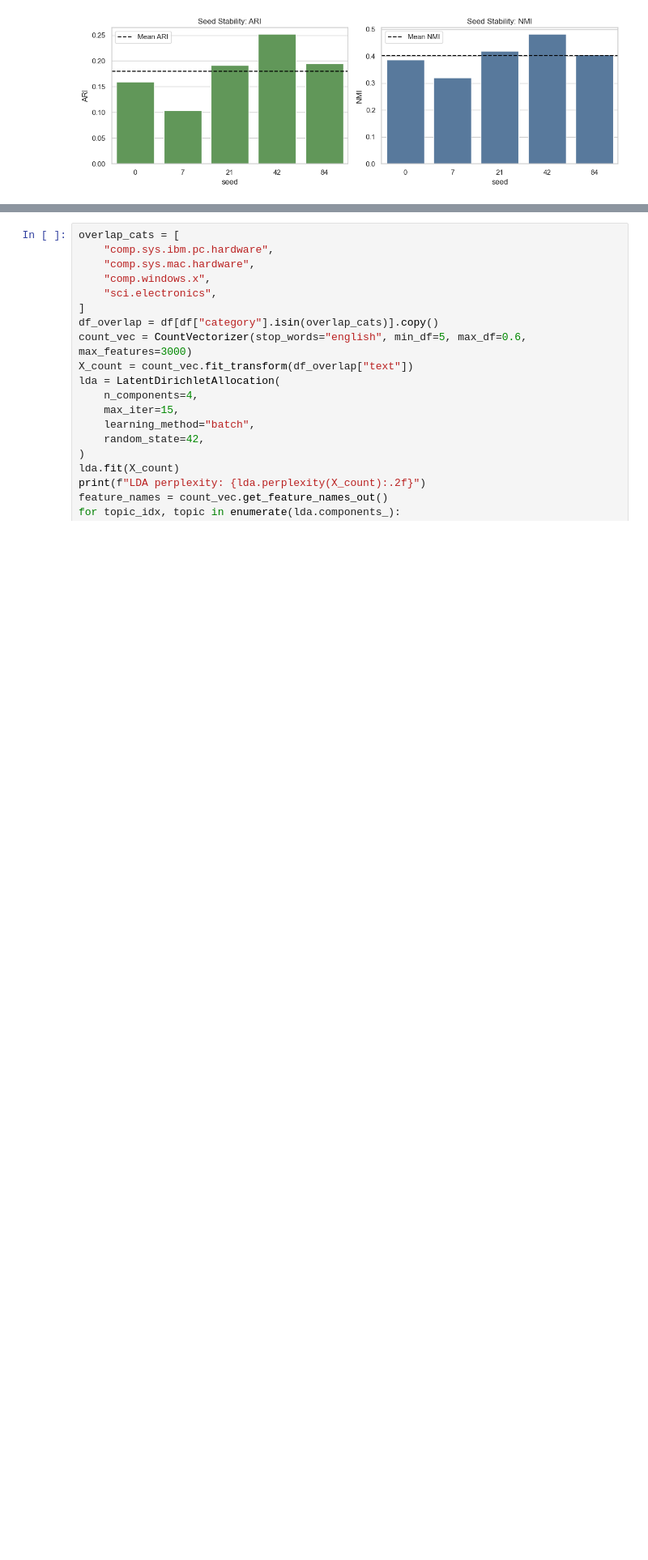
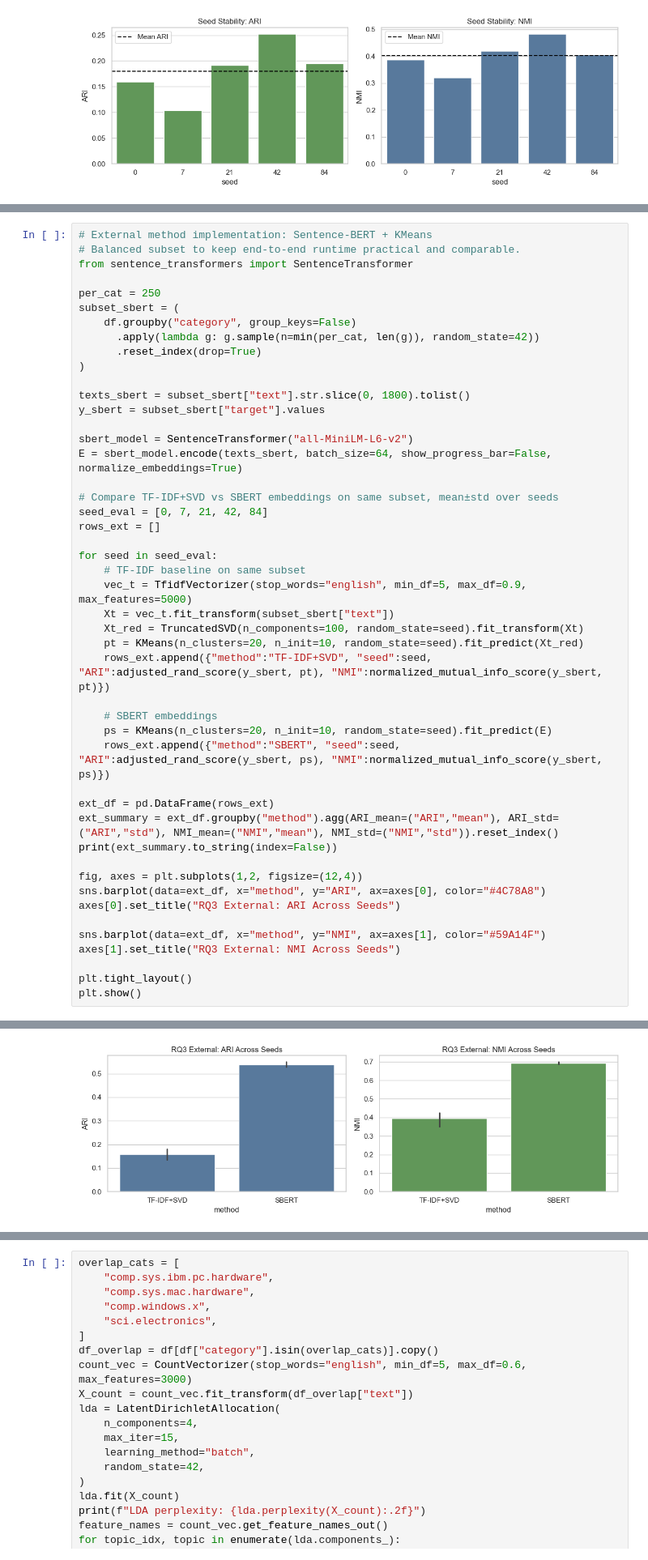
Before and after one commit to davidvanderklay/Unsupervised-Learning-Newsgroups, a Jupyter notebook: 133005021_final_checkpoint.ipynb, the cells around one changed output, grey strips where cells are left out. Shown at 81% size. Cells and saved outputs as stored; diff of their text form; blank space fills up the shorter version.

Commit message:
notebook: add external method, expanded eda, citations, and robustness upgrades

```diff
--- a/133005021_final_checkpoint.ipynb
+++ b/133005021_final_checkpoint.ipynb
@@ -637,0 +830,48 @@ SVD sensitivity mean runtime 2.790132
+# %%
+# External method implementation: Sentence-BERT + KMeans
+# Balanced subset to keep end-to-end runtime practical and comparable.
+from sentence_transformers import SentenceTransformer
+
+per_cat = 250
+subset_sbert = (
+    df.groupby("category", group_keys=False)
+      .apply(lambda g: g.sample(n=min(per_cat, len(g)), random_state=42))
+      .reset_index(drop=True)
+)
+
+texts_sbert = subset_sbert["text"].str.slice(0, 1800).tolist()
+y_sbert = subset_sbert["target"].values
+
+sbert_model = SentenceTransformer("all-MiniLM-L6-v2")
+E = sbert_model.encode(texts_sbert, batch_size=64, show_progress_bar=False, normalize_embeddings=True)
+
+# Compare TF-IDF+SVD vs SBERT embeddings on same subset, mean±std over seeds
+seed_eval = [0, 7, 21, 42, 84]
+rows_ext = []
+
+for seed in seed_eval:
+    # TF-IDF baseline on same subset
+    vec_t = TfidfVectorizer(stop_words="english", min_df=5, max_df=0.9, max_features=5000)
+    Xt = vec_t.fit_transform(subset_sbert["text"])
+    Xt_red = TruncatedSVD(n_components=100, random_state=seed).fit_transform(Xt)
+    pt = KMeans(n_clusters=20, n_init=10, random_state=seed).fit_predict(Xt_red)
+    rows_ext.append({"method":"TF-IDF+SVD", "seed":seed, "ARI":adjusted_rand_score(y_sbert, pt), "NMI":normalized_mutual_info_score(y_sbert, pt)})
+
+    # SBERT embeddings
+    ps = KMeans(n_clusters=20, n_init=10, random_state=seed).fit_predict(E)
+    rows_ext.append({"method":"SBERT", "seed":seed, "ARI":adjusted_rand_score(y_sbert, ps), "NMI":normalized_mutual_info_score(y_sbert, ps)})
+
+ext_df = pd.DataFrame(rows_ext)
+ext_summary = ext_df.groupby("method").agg(ARI_mean=("ARI","mean"), ARI_std=("ARI","std"), NMI_mean=("NMI","mean"), NMI_std=("NMI","std")).reset_index()
+print(ext_summary.to_string(index=False))
+
+fig, axes = plt.subplots(1,2, figsize=(12,4))
+sns.barplot(data=ext_df, x="method", y="ARI", ax=axes[0], color="#4C78A8")
+axes[0].set_title("RQ3 External: ARI Across Seeds")
+
+sns.barplot(data=ext_df, x="method", y="NMI", ax=axes[1], color="#59A14F")
+axes[1].set_title("RQ3 External: NMI Across Seeds")
+
+plt.tight_layout()
+plt.show()
+# %% [output]
@@ -637,0 +881 @@ SVD sensitivity mean runtime 2.790132
+[figure, added]
```
Also changed, not shown: parts of 29 cells of this notebook, 2 other files.
